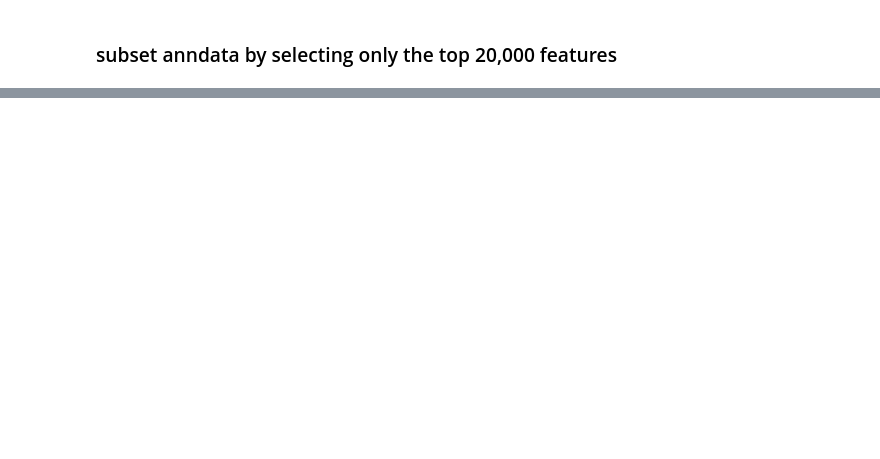
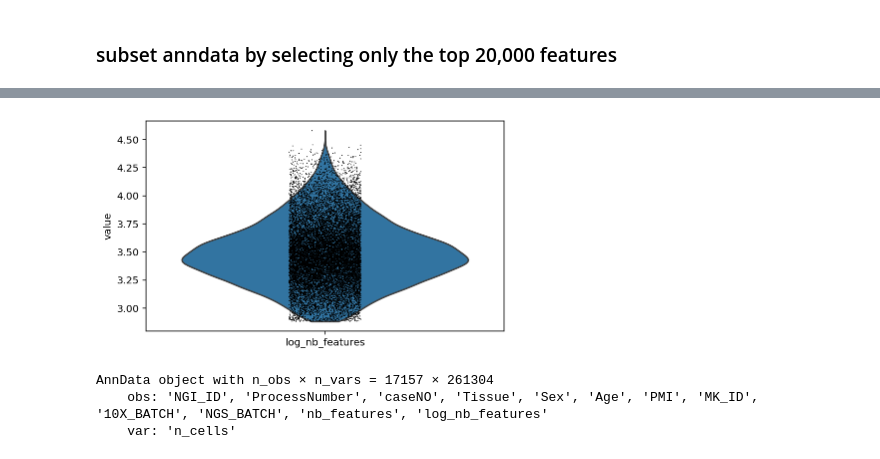
Before and after one commit to mkabbe/snATACnanoCT_AdultHumanCNS, a Jupyter notebook: src/episcanpy_binned_AGG_ATAC.ipynb, the cells around one changed output, grey strips where cells are left out. Saved outputs shown, nothing was run; the diff lists cells and outputs as text; code cells hidden in the pictures; blank space fills up the shorter version.

```diff
--- a/src/episcanpy_binned_AGG_ATAC.ipynb
+++ b/src/episcanpy_binned_AGG_ATAC.ipynb
@@ -124,0 +118,14 @@ small_adata.write("data/top60k_binned_2kb_count_matrix.h5ad")
+# %%
+min_features = np.quantile(adata.obs["nb_features"], 0.1) # filter out lowest 10% of cells
+epi.pp.filter_cells(adata, min_features=min_features)
+adata.raw = adata
+# %%
+epi.pl.violin(adata, ["log_nb_features"])
+# %% [output]
+[figure, added]
+# %%
+adata
+# %% [output]
+AnnData object with n_obs × n_vars = 17157 × 261304
+    obs: 'NGI_ID', 'ProcessNumber', 'caseNO', 'Tissue', 'Sex', 'Age', 'PMI', 'MK_ID', '10X_BATCH', 'NGS_BATCH', 'nb_features', 'log_nb_features'
+    var: 'n_cells'
```
Also changed, not shown: parts of 39 cells of this notebook, 3 other files.
